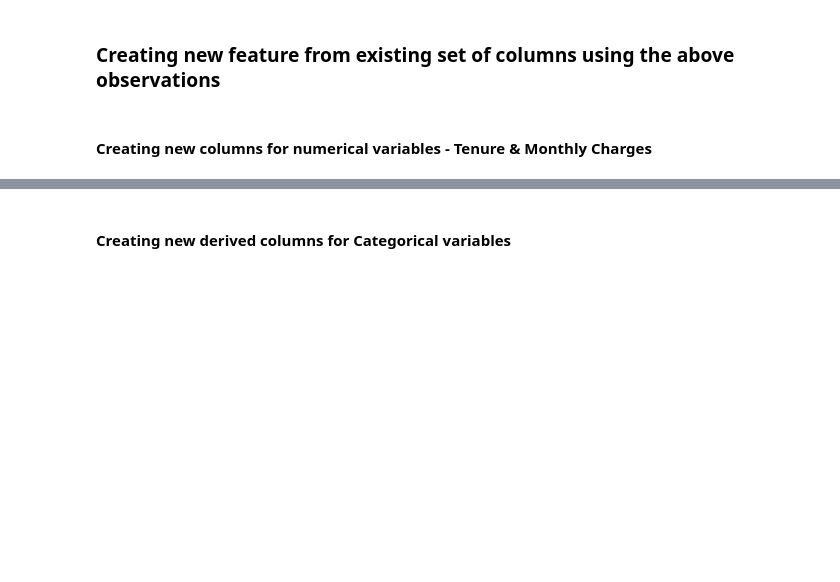
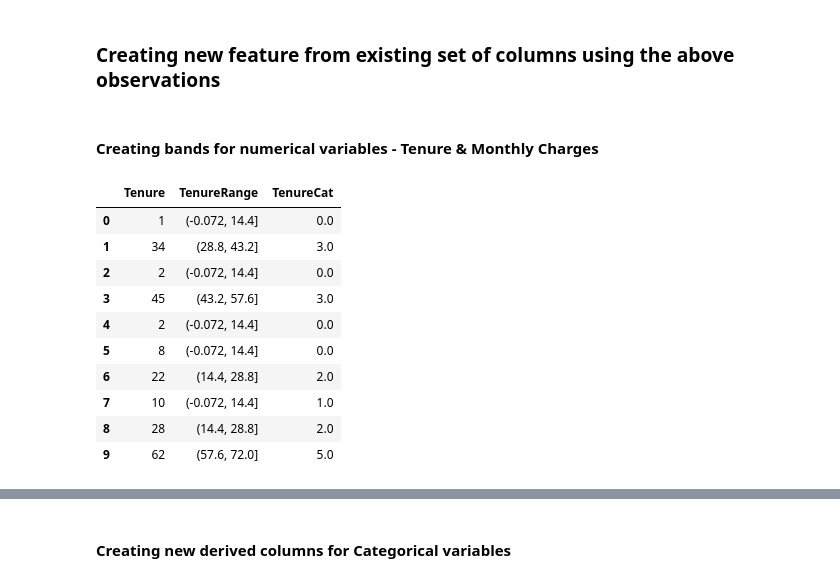
Before and after one commit to jbanerje/Data-Science-and-Machine-Learning, a Jupyter notebook: IPythonNotebook_Learning Projects/Telco Customer Churn.ipynb, the cells around one changed output, grey strips where cells are left out. Cells and saved outputs as stored; diff of their text form; code cells hidden in the pictures; blank space fills up the shorter version.

```diff
--- a/IPythonNotebook_Learning Projects/Telco Customer Churn.ipynb
+++ b/IPythonNotebook_Learning Projects/Telco Customer Churn.ipynb
@@ -501,4 +501,30 @@ for col in col_list:
 # %% [markdown]
 ### Creating new feature from existing set of columns using the above observations
 # %% [markdown]
-#### Creating new columns for numerical variables - Tenure & Monthly Charges
+#### Creating bands for numerical variables - Tenure & Monthly Charges
+# %%
+# Creating tenure band and co-relation with Churn
+datset_churn['TenureRange'] = pd.cut(datset_churn['Tenure'], 5)
+datset_churn[['TenureRange', 'Churn_Num']].groupby(['TenureRange'], as_index=False).mean().sort_values(by='TenureRange', ascending=True)
+
+# Replacing Age band with ordinals based on these bands
+datset_churn.loc[ datset_churn['Tenure'] <= 8, 'TenureCat'] = 0
+datset_churn.loc[(datset_churn['Tenure'] > 8) & (datset_churn['Tenure'] <= 15), 'TenureCat'] = 1
+datset_churn.loc[(datset_churn['Tenure'] > 15) & (datset_churn['Tenure'] <= 30), 'TenureCat'] = 2
+datset_churn.loc[(datset_churn['Tenure'] > 30) & (datset_churn['Tenure'] <= 45 ), 'TenureCat'] = 3
+datset_churn.loc[(datset_churn['Tenure'] > 45) & (datset_churn['Tenure'] <= 60 ), 'TenureCat'] = 4
+datset_churn.loc[ datset_churn['Tenure'] > 60, 'TenureCat'] = 5
+
+datset_churn[['Tenure','TenureRange','TenureCat']].head(10)
+# %% [output]
+|  | Tenure | TenureRange | TenureCat |
+| 0 | 1 | (-0.072, 14.4] | 0.0 |
+| 1 | 34 | (28.8, 43.2] | 3.0 |
+| 2 | 2 | (-0.072, 14.4] | 0.0 |
+| 3 | 45 | (43.2, 57.6] | 3.0 |
+| 4 | 2 | (-0.072, 14.4] | 0.0 |
+| 5 | 8 | (-0.072, 14.4] | 0.0 |
+| 6 | 22 | (14.4, 28.8] | 2.0 |
+| 7 | 10 | (-0.072, 14.4] | 1.0 |
+| 8 | 28 | (14.4, 28.8] | 2.0 |
+| 9 | 62 | (57.6, 72.0] | 5.0 |
```
Also changed, not shown: parts of 9 cells of this notebook.
